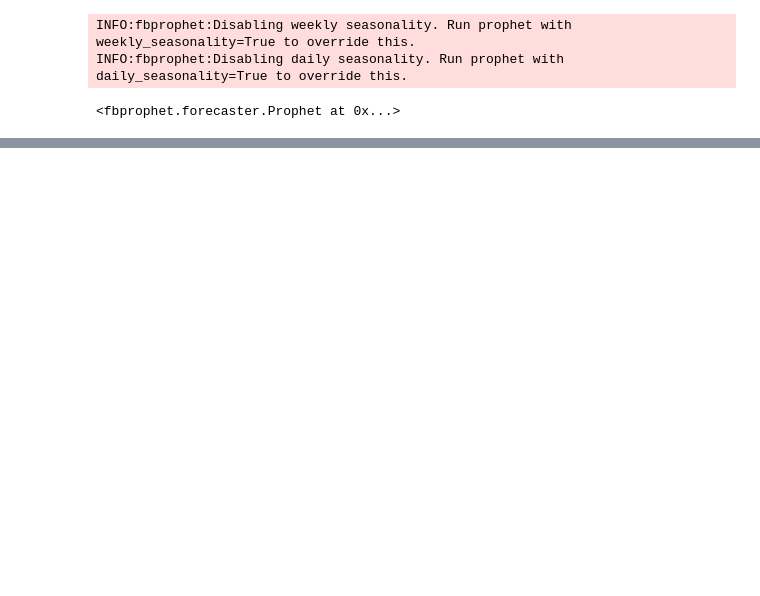
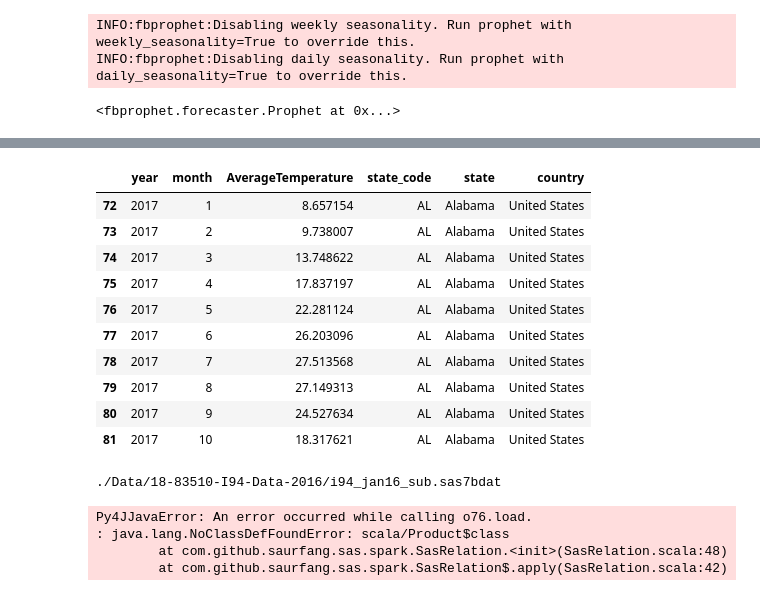
Before and after one commit to MZ195/DEND-Capstone, a Jupyter notebook: Untitled.ipynb, the cells around one changed output, grey strips where cells are left out. Cells and saved outputs as stored; diff of their text form; code cells hidden in the pictures; blank space fills up the shorter version.

```diff
--- a/Untitled.ipynb
+++ b/Untitled.ipynb
@@ -148,7 +137,7 @@ temperature_forecast
 def get_temperature_prediction(df):
     temperature_model = Prophet(interval_width=0.95)
     temperature_model.fit(df)
-    temperature_forecast = temperature_model.make_future_dataframe(preiod=50, freq='MS')
+    temperature_forecast = temperature_model.make_future_dataframe(periods=50, freq='MS')
     temperature_forecast = temperature_model.predict(temperature_forecast)
     temperature_forecast['year'] = temperature_forecast['ds'].dt.year
     temperature_forecast['month'] = temperature_forecast['ds'].dt.month
@@ -162,9 +149,10 @@ NameError: name 'pd' is not defined
 for code, state in us_code_state.items():
     print(code, state)
     try:
-        df = us_temperature_df[us_temperature_df["state_code"]==code].copy()
+        # Take a copy of earch row
+        df = us_temperature_df[us_temperature_df['state_code']==code].copy()
         df = get_temperature_prediction(df)
-        df = df['year' > 2010]
+        df = df[df['year'] > 2010]
         df['state_code'] = code
         df['state'] = state
         df['country'] = 'United States'
@@ -174,0 +181,14 @@ for code, state in us_code_state.items():
+# %%
+us_temperature_prediction_df[us_temperature_prediction_df['year']==2017].head(10)
+# %% [output]
+|  | year | month | AverageTemperature | state_code | state | country |
+| 72 | 2017 | 1 | 8.657154 | AL | Alabama | United States |
+| 73 | 2017 | 2 | 9.738007 | AL | Alabama | United States |
+| 74 | 2017 | 3 | 13.748622 | AL | Alabama | United States |
+| 75 | 2017 | 4 | 17.837197 | AL | Alabama | United States |
+| 76 | 2017 | 5 | 22.281124 | AL | Alabama | United States |
+| 77 | 2017 | 6 | 26.203096 | AL | Alabama | United States |
+| 78 | 2017 | 7 | 27.513568 | AL | Alabama | United States |
+| 79 | 2017 | 8 | 27.149313 | AL | Alabama | United States |
+| 80 | 2017 | 9 | 24.527634 | AL | Alabama | United States |
+| 81 | 2017 | 10 | 18.317621 | AL | Alabama | United States |
@@ -174,0 +198,13 @@ for code, state in us_code_state.items():
+# %%
+for month in months:
+    fileName = fileName.format(month)
+    print(fileName)
+    immigration_df = spark.read.format('com.github.saurfang.sas.spark').load(fileName)
+    # immigration_df = immigration_df.filter(immigration_df.i94add.isNotNull())\
+    #     .filter(immigration_df.i94res.isNotNull())
+# %% [output]
+./Data/18-83510-I94-Data-2016/i94_jan16_sub.sas7bdat
+Py4JJavaError: An error occurred while calling o76.load.
+: java.lang.NoClassDefFoundError: scala/Product$class
+        at com.github.saurfang.sas.spark.SasRelation.<init>(SasRelation.scala:48)
+        at com.github.saurfang.sas.spark.SasRelation$.apply(SasRelation.scala:42)
```
Also changed, not shown: parts of 7 cells of this notebook.
